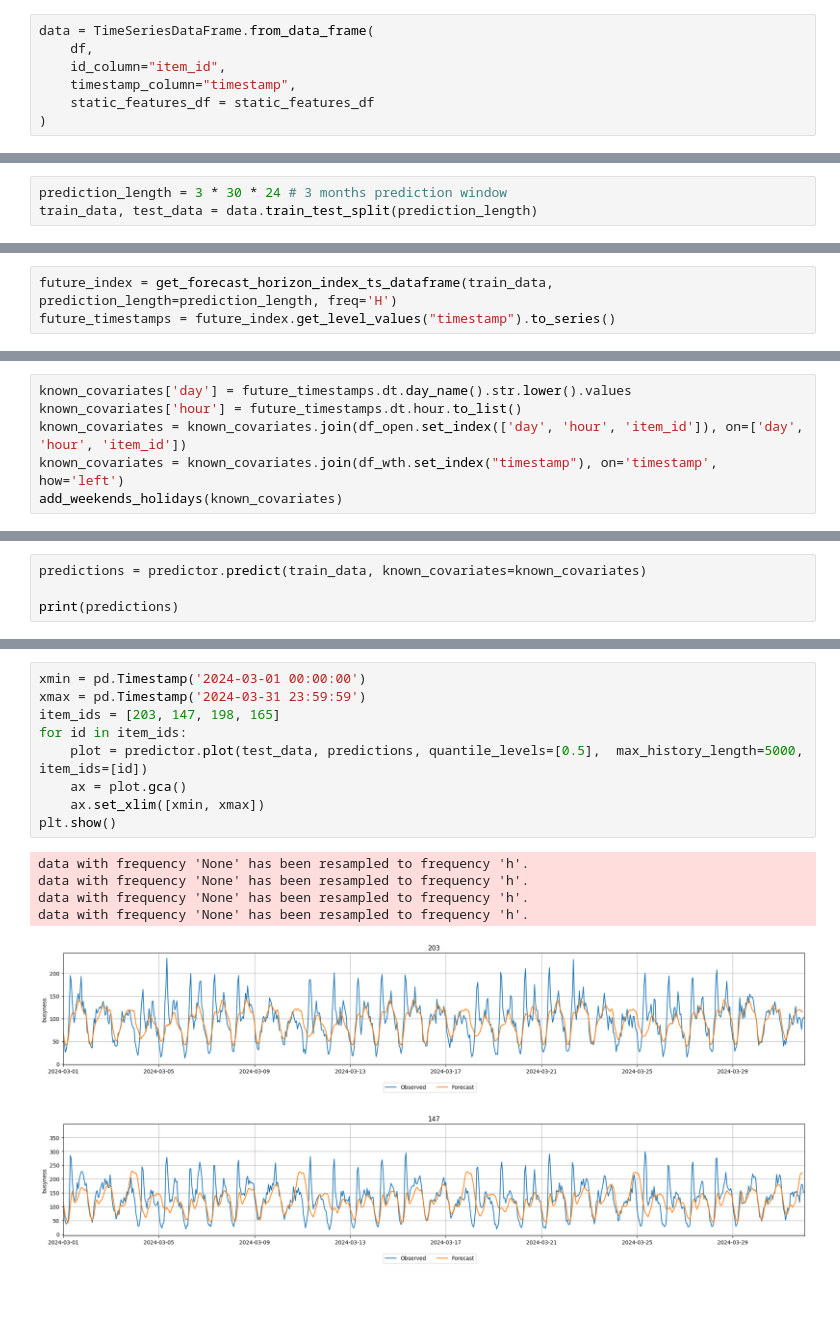
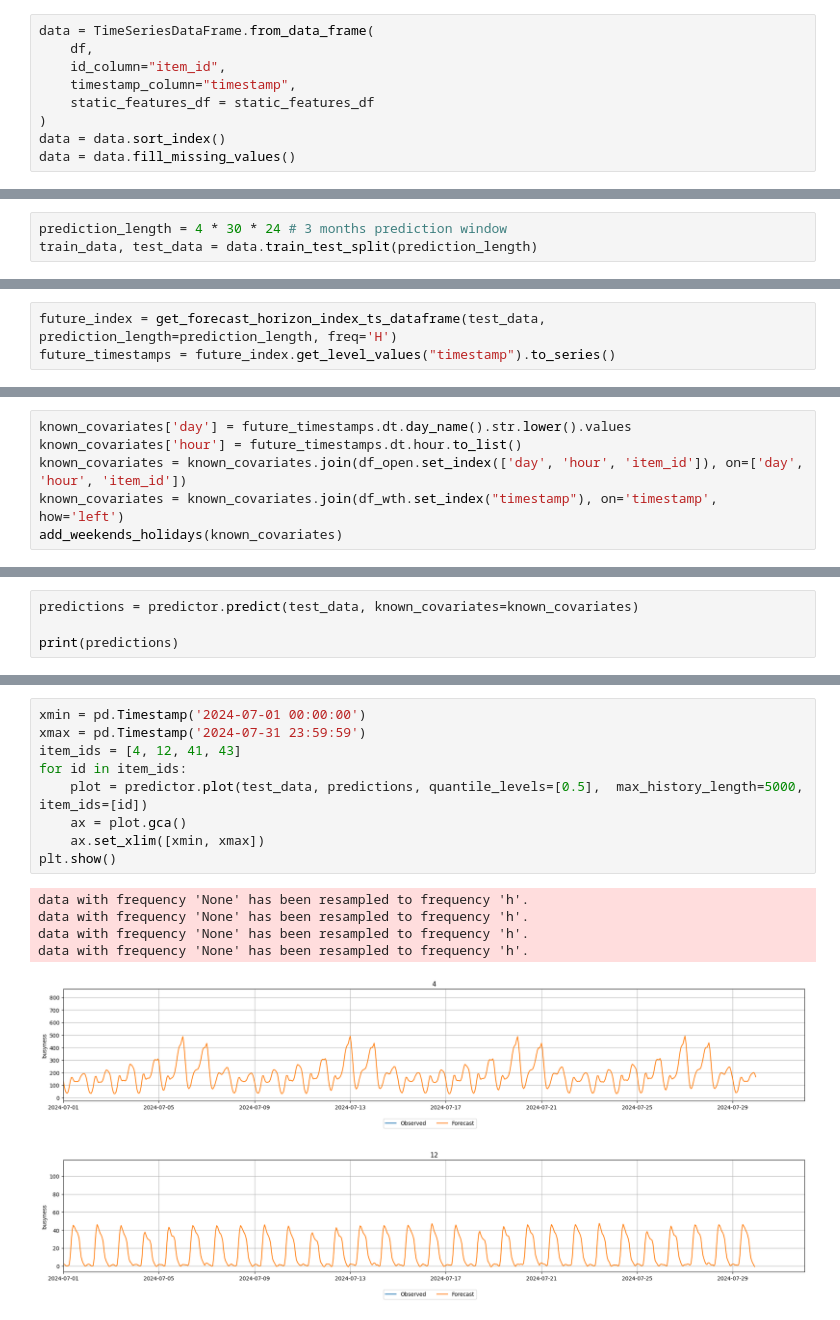
Before and after one commit to eoinmtreacy/pinbox, a Jupyter notebook: ml_pipeline/ml_models/patchTST/patch_tst.ipynb, the cells around one changed output, grey strips where cells are left out. Saved outputs shown, nothing was run; the diff lists cells and outputs as text.

Commit message:
Feat(data): Final model

```diff
--- a/ml_pipeline/ml_models/patchTST/patch_tst.ipynb
+++ b/ml_pipeline/ml_models/patchTST/patch_tst.ipynb
@@ -92,3 +99,5 @@ data = TimeSeriesDataFrame.from_data_frame(
     timestamp_column="timestamp",
     static_features_df = static_features_df
 )
+data = data.sort_index()
+data = data.fill_missing_values()
@@ -113,5 +120,5 @@ data.head()
 # %%
-prediction_length = 3 * 30 * 24 # 3 months prediction window
+prediction_length = 4 * 30 * 24 # 3 months prediction window
 train_data, test_data = data.train_test_split(prediction_length)
 # %%
 # setting the frequency to h since the data is grouped/collected hourly,
@@ -162,5 +179,5 @@ print(predictor.leaderboard())
 # %%
-future_index = get_forecast_horizon_index_ts_dataframe(train_data, prediction_length=prediction_length, freq='H')
+future_index = get_forecast_horizon_index_ts_dataframe(test_data, prediction_length=prediction_length, freq='H')
 future_timestamps = future_index.get_level_values("timestamp").to_series()
 # %%
 known_covariates = pd.DataFrame(index=future_index)
@@ -175,5 +209,5 @@ add_weekends_holidays(known_covariates)
 # %%
-predictions = predictor.predict(train_data, known_covariates=known_covariates)
+predictions = predictor.predict(test_data, known_covariates=known_covariates)
 
 print(predictions)
 # %% [output]
@@ -205,16 +236,16 @@ data with frequency 'None' has been resampled to frequency 'h'.
 # %%
-xmin = pd.Timestamp('2024-03-01 00:00:00')
-xmax = pd.Timestamp('2024-03-31 23:59:59')
-item_ids = [203, 147, 198, 165]
+xmin = pd.Timestamp('2024-07-01 00:00:00')
+xmax = pd.Timestamp('2024-07-31 23:59:59')
+item_ids = [4, 12, 41, 43]
 for id in item_ids:
     plot = predictor.plot(test_data, predictions, quantile_levels=[0.5],  max_history_length=5000,  item_ids=[id])
     ax = plot.gca()
     ax.set_xlim([xmin, xmax])
 plt.show()
 # %% [output]
 data with frequency 'None' has been resampled to frequency 'h'.
 data with frequency 'None' has been resampled to frequency 'h'.
 data with frequency 'None' has been resampled to frequency 'h'.
 data with frequency 'None' has been resampled to frequency 'h'.
-[figure, old version]
+[figure, new version]
-[figure, old version]
+[figure, new version]
```
Also changed, not shown: parts of 17 cells of this notebook, 2 other files.
